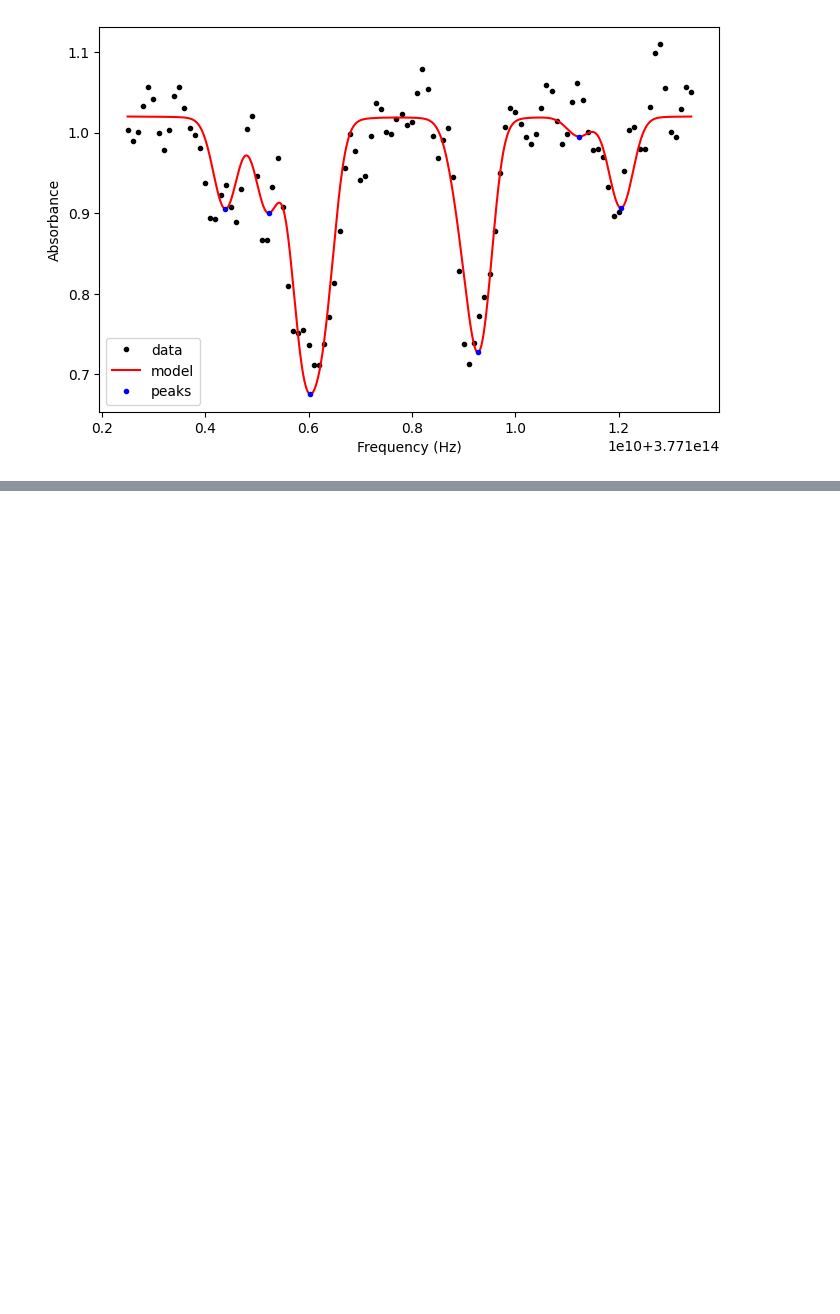
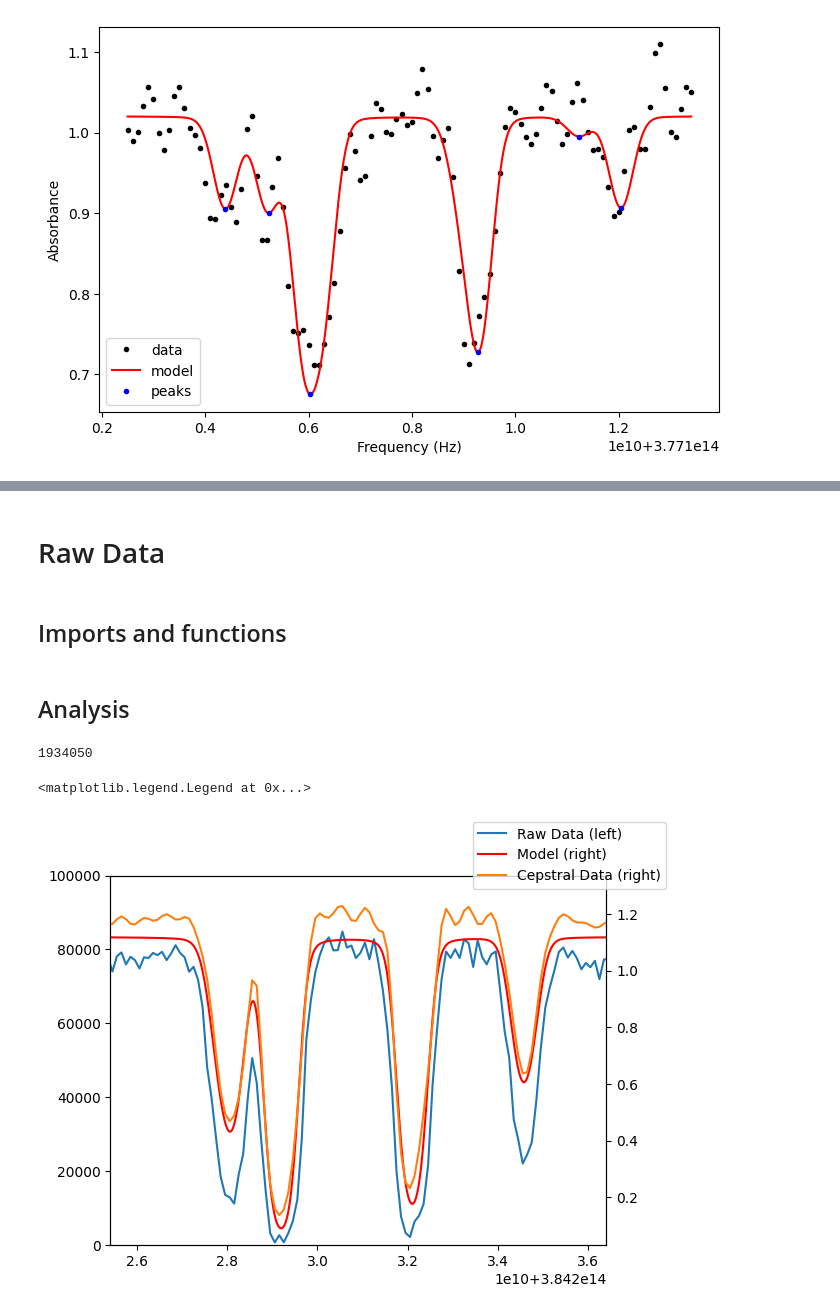
Before and after one commit to Seabear-attack/dev-table, a Jupyter notebook: Dual Comb/line_fit_rel.ipynb, the cells around one changed output, grey strips where cells are left out. Drawn from its saved outputs; the diff is of its cells as text; code cells hidden in the pictures; blank space fills up the shorter version.

Commit message:
Move rb analysis to new file

```diff
--- a/Dual Comb/line_fit_rel.ipynb
+++ b/Dual Comb/line_fit_rel.ipynb
@@ -1069,0 +815,4 @@ plt.show()
+# %% [markdown]
+# Raw Data
+# %% [markdown]
+## Imports and functions
@@ -1069,0 +968,52 @@ plt.show()
+# %% [markdown]
+## Analysis
+# %%
+path = Path(r"C:\Users\mike\Documents\School\Research\Diddams\data\20251030_15h49m14s")
+
+params, avg_signal = load_pug(path)
+fb1 = -36e6
+fb2 = 27e6
+f01 = -35e6
+f02 = -36e6
+fr1 = params['fr_approx_Hz']
+dfr = params['dfr']
+sample_rate = params['sampling_rate_Hz']
+nu_cw = C_MKS / params['reference1_laser_wvl_nm'] * 1e9
+cw_mode1 = round((nu_cw + fb1 - f01) / fr1)
+print(cw_mode1)
+harmonic = params['nb_harmonic']
+
+ppigm = len(avg_signal)
+
+electrical_axis = fftshift(
+    fftfreq(ppigm, d=1/sample_rate))
+axis_norm = fftshift(fftfreq(ppigm))
+axis_N = axis_norm * ppigm
+axis_shift = harmonic * ((cw_mode1) * fr1 + f01) + 3 * fr1
+
+# Still need to derive extra mode offset
+raw_optical_axis = (axis_N ) * fr1 + axis_shift
+
+raw_spectrum = np.abs(fftshift(fft(avg_signal)))
+
+absorbance = calc_absorbance(raw_spectrum)
+
+time_axis = np.linspace(0, 1/ sample_rate, ppigm)
+freq_cuton, freq_cutoff = (nu0_D1_85- 10e9, nu0_D2_87 + 10e9)
+mod_igm, cepstral_optical, cepstral_time = calc_cepstral_modified_igm(absorbance, raw_optical_axis, time_axis, freq_cuton, freq_cutoff)
+
+time_cutons, time_cutoffs = ([0, 2e-9], [1e-11 ,1/sample_rate])
+cepstral_spectrum = calc_cepstral_spectrum(mod_igm, cepstral_time, time_cutons, time_cutoffs)
+# Plot comparison
+f, ax = plt.subplots()
+ax2 = plt.twinx()
+ax.plot(raw_optical_axis, raw_spectrum, color='tab:blue', label="Raw Data (left)")
+ax2.plot(peak_axis, unshift_spectrum, 'r-', label='Model (right)')
+ax2.plot(cepstral_optical, cepstral_spectrum, color='tab:orange', label='Cepstral Data (right)')
+ax.set_xlim(nu0_D2_85 - 5e9, nu0_D2_85 + 6e9)
+ax.set_ylim(0, 1e5)
+f.legend()
+# %% [output]
+1934050
+<matplotlib.legend.Legend at 0x...>
+[figure, added]
```
Also changed, not shown: parts of 21 cells of this notebook, 1 other file.
